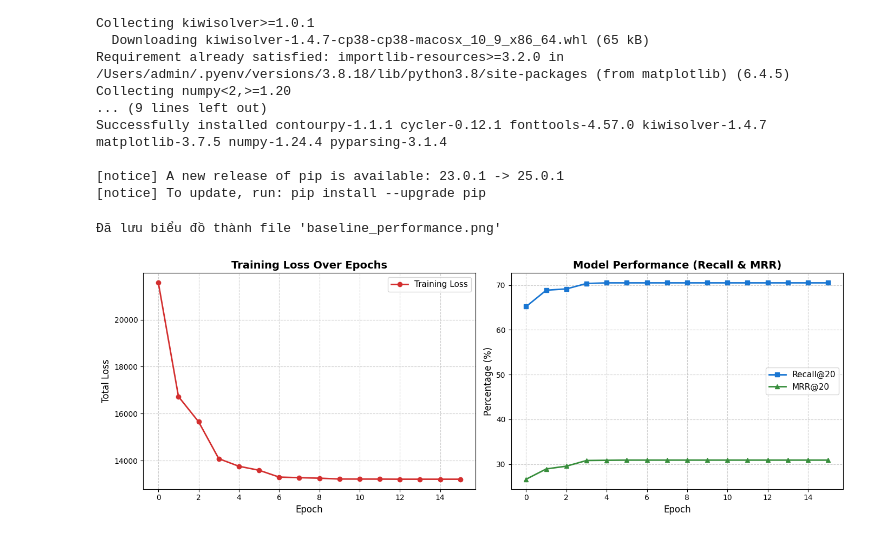
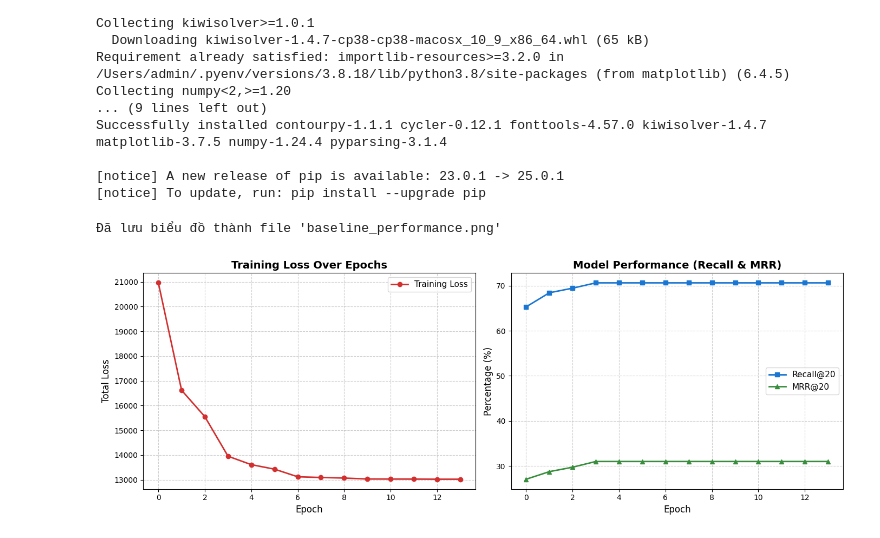
Before and after one commit to hongichik/NCS_Hong, a Jupyter notebook: SR-GNN_nang_cap/datasets/testdata.ipynb, the cells around one changed output. Drawn from its saved outputs; the diff is of its cells as text; code cells hidden in the pictures.

```diff
--- a/SR-GNN_nang_cap/datasets/testdata.ipynb
+++ b/SR-GNN_nang_cap/datasets/testdata.ipynb
@@ -173,32 +173,32 @@ def plot_training_log(log_file_path):
     fig, (ax1, ax2) = plt.subplots(1, 2, figsize=(14, 5))
 
     # Biểu đồ 1: Sự sụt giảm của Loss
     ax1.plot(epochs, losses, color='#D32F2F', marker='o', linestyle='-', linewidth=2, markersize=6, label='Training Loss')
     ax1.set_title('Training Loss Over Epochs', fontsize=14, fontweight='bold')
     ax1.set_xlabel('Epoch', fontsize=12)
     ax1.set_ylabel('Total Loss', fontsize=12)
     ax1.grid(True, linestyle='--', alpha=0.6)
     ax1.legend(fontsize=11)
 
     # Biểu đồ 2: Sự tăng trưởng của Recall và MRR
     ax2.plot(epochs, recalls, color='#1976D2', marker='s', linestyle='-', linewidth=2, markersize=6, label='Recall@20')
     ax2.plot(epochs, mrrs, color='#388E3C', marker='^', linestyle='-', linewidth=2, markersize=6, label='MRR@20')
     ax2.set_title('Model Performance (Recall & MRR)', fontsize=14, fontweight='bold')
     ax2.set_xlabel('Epoch', fontsize=12)
     ax2.set_ylabel('Percentage (%)', fontsize=12)
     ax2.grid(True, linestyle='--', alpha=0.6)
     ax2.legend(fontsize=11)
 
     # Căn chỉnh và hiển thị
     plt.tight_layout()
     # Lưu ảnh nét cao (300 dpi) ra thư mục hiện tại để bạn chèn thẳng vào file Word/LaTeX
     plt.savefig('baseline_performance.png', dpi=300)
     print("Đã lưu biểu đồ thành file 'baseline_performance.png'")
 
     plt.show()
 
 # Điền đúng tên file log của bạn vào đây
-plot_training_log('training_log_20260324_182149.log')
+plot_training_log('training_log_20260325_105215.log')
 # %% [output]
 Đã lưu biểu đồ thành file 'baseline_performance.png'
-[figure, old version]
+[figure, new version]
```
Also changed, not shown: 3 other files.
